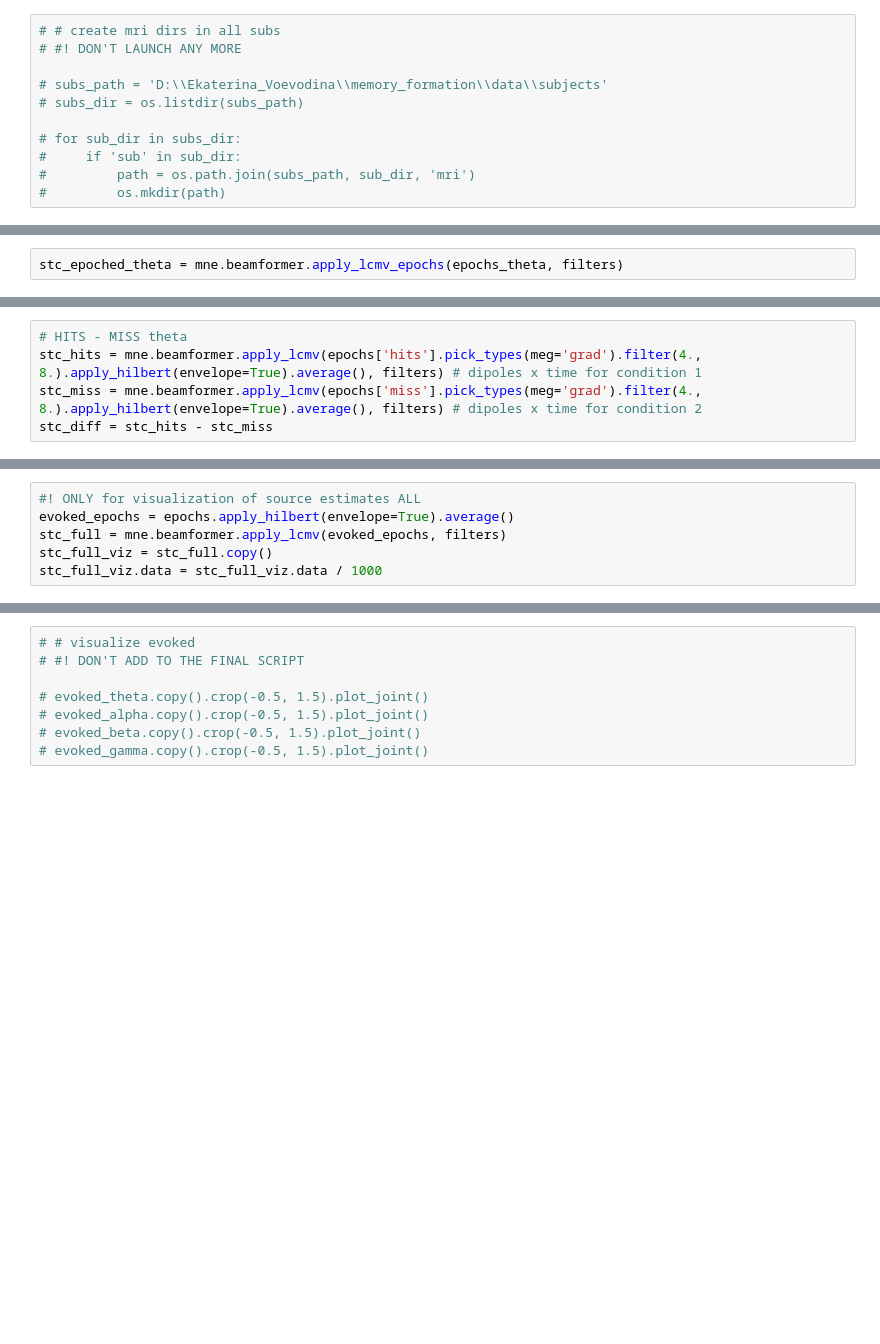
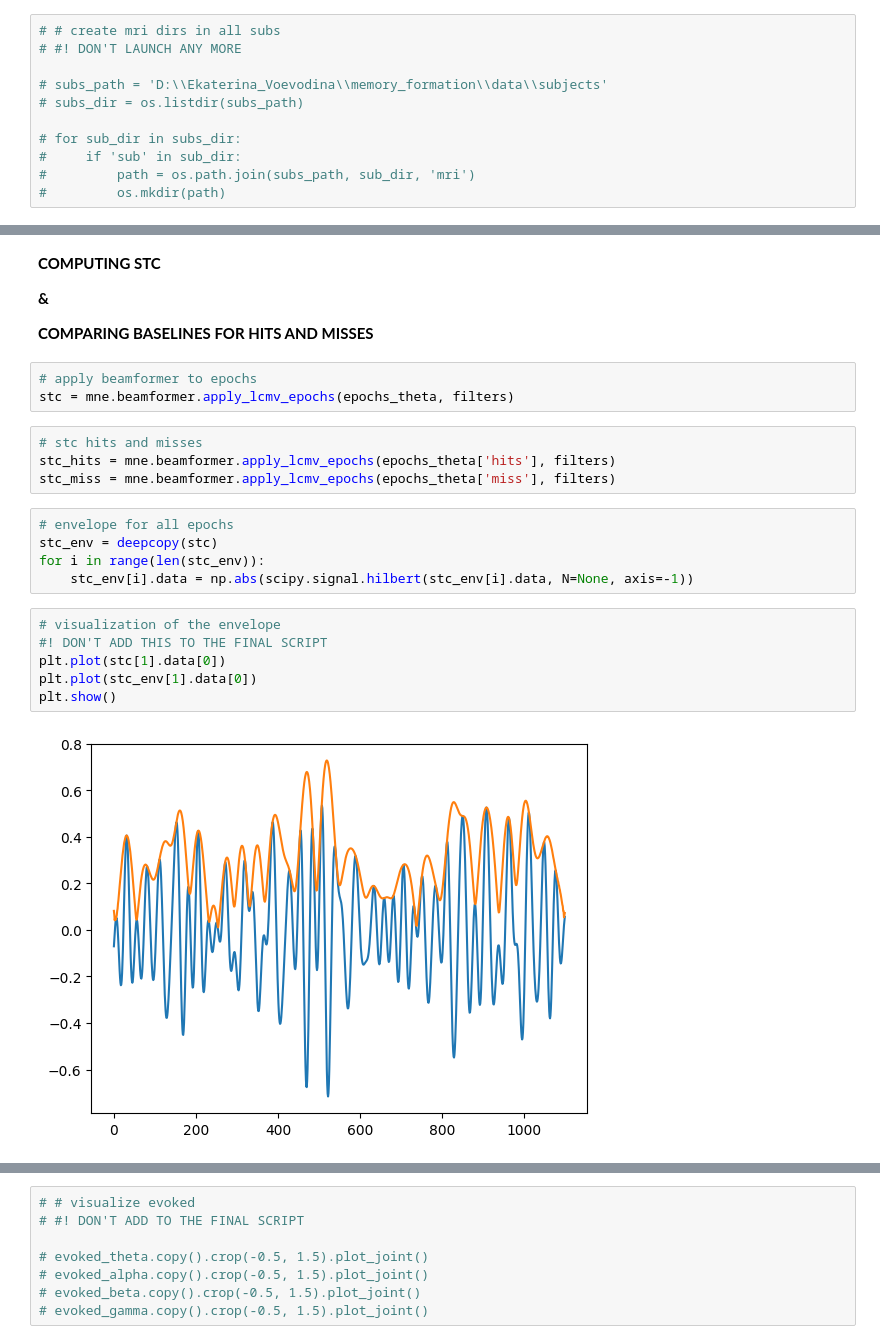
Before and after one commit to bonokat/memory_formation, a Jupyter notebook: dirty_field/src_rec.ipynb, the cells around one changed output, grey strips where cells are left out. Drawn from its saved outputs; the diff is of its cells as text; blank space fills up the shorter version.

Commit message:
py script for source rec and hitv-miss baselining issues

```diff
--- a/dirty_field/src_rec.ipynb
+++ b/dirty_field/src_rec.ipynb
@@ -247,2 +57,0 @@ Tommaso's code in the next 2 cells
-# %%
-stc_epoched_theta = mne.beamformer.apply_lcmv_epochs(epochs_theta, filters)
@@ -280,5 +57,0 @@ stc_epochs_theta_averaged_viz.data = stc_epochs_theta_averaged_viz.data / 1000
-# %%
-# HITS - MISS theta
-stc_hits = mne.beamformer.apply_lcmv(epochs['hits'].pick_types(meg='grad').filter(4., 8.).apply_hilbert(envelope=True).average(), filters) # dipoles x time for condition 1
-stc_miss = mne.beamformer.apply_lcmv(epochs['miss'].pick_types(meg='grad').filter(4., 8.).apply_hilbert(envelope=True).average(), filters) # dipoles x time for condition 2
-stc_diff = stc_hits - stc_miss
@@ -305,6 +57,0 @@ fig = stc_diff_viz.plot(hemi='both', views=['dorsal', 'ventral'], clim=dict(kind
-# %%
-#! ONLY for visualization of source estimates ALL
-evoked_epochs = epochs.apply_hilbert(envelope=True).average()
-stc_full = mne.beamformer.apply_lcmv(evoked_epochs, filters)
-stc_full_viz = stc_full.copy()
-stc_full_viz.data = stc_full_viz.data / 1000
@@ -339,0 +211,26 @@ Using control points [ 78166.79121536  94321.61060715 174288.53999656]
+# %% [markdown]
+**COMPUTING STC**
+
+**&**
+
+**COMPARING BASELINES FOR HITS AND MISSES**
+# %%
+# apply beamformer to epochs
+stc = mne.beamformer.apply_lcmv_epochs(epochs_theta, filters)
+# %%
+# stc hits and misses
+stc_hits = mne.beamformer.apply_lcmv_epochs(epochs_theta['hits'], filters)
+stc_miss = mne.beamformer.apply_lcmv_epochs(epochs_theta['miss'], filters)
+# %%
+# envelope for all epochs
+stc_env = deepcopy(stc)
+for i in range(len(stc_env)):
+    stc_env[i].data = np.abs(scipy.signal.hilbert(stc_env[i].data, N=None, axis=-1))
+# %%
+# visualization of the envelope
+#! DON'T ADD THIS TO THE FINAL SCRIPT
+plt.plot(stc[1].data[0])
+plt.plot(stc_env[1].data[0])
+plt.show()
+# %% [output]
+[figure, added]
```
Also changed, not shown: parts of 92 cells of this notebook, 2 other files.
